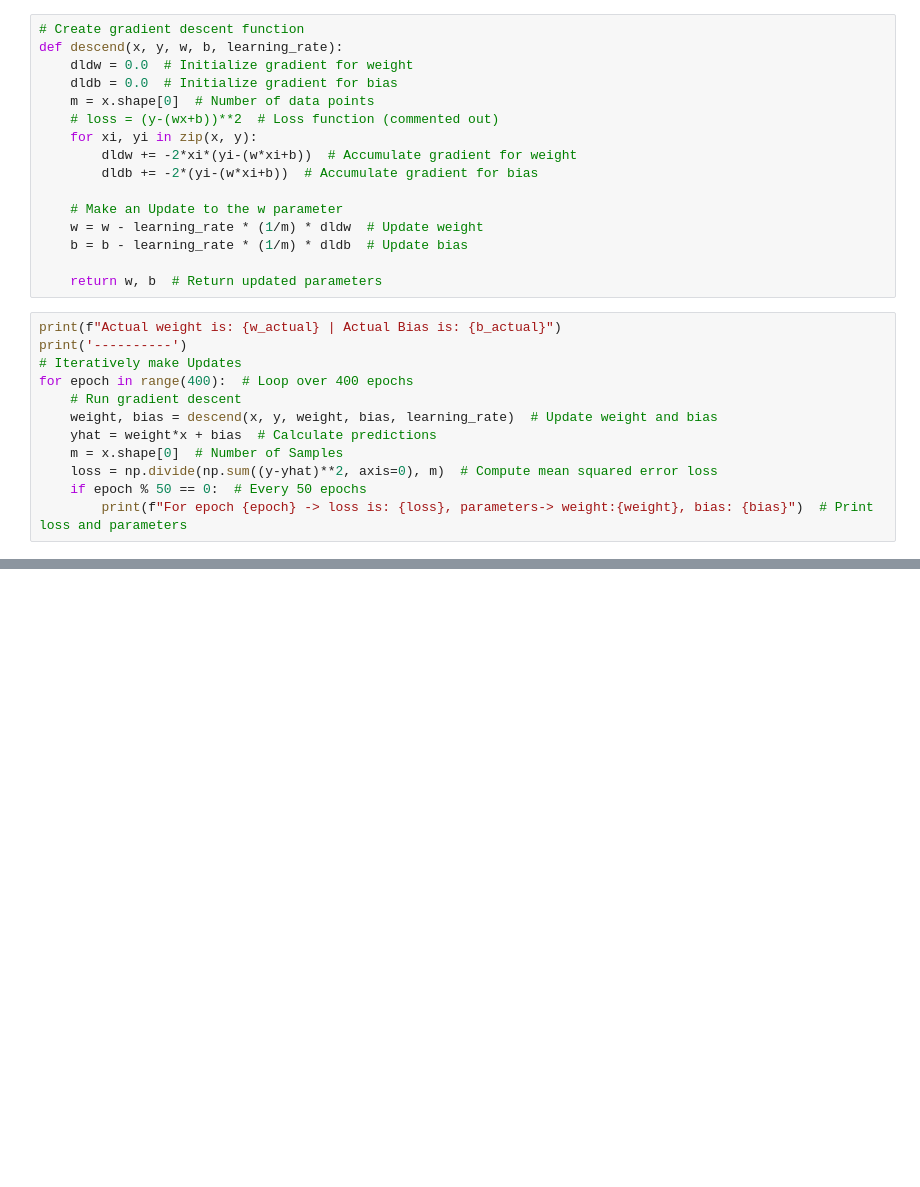
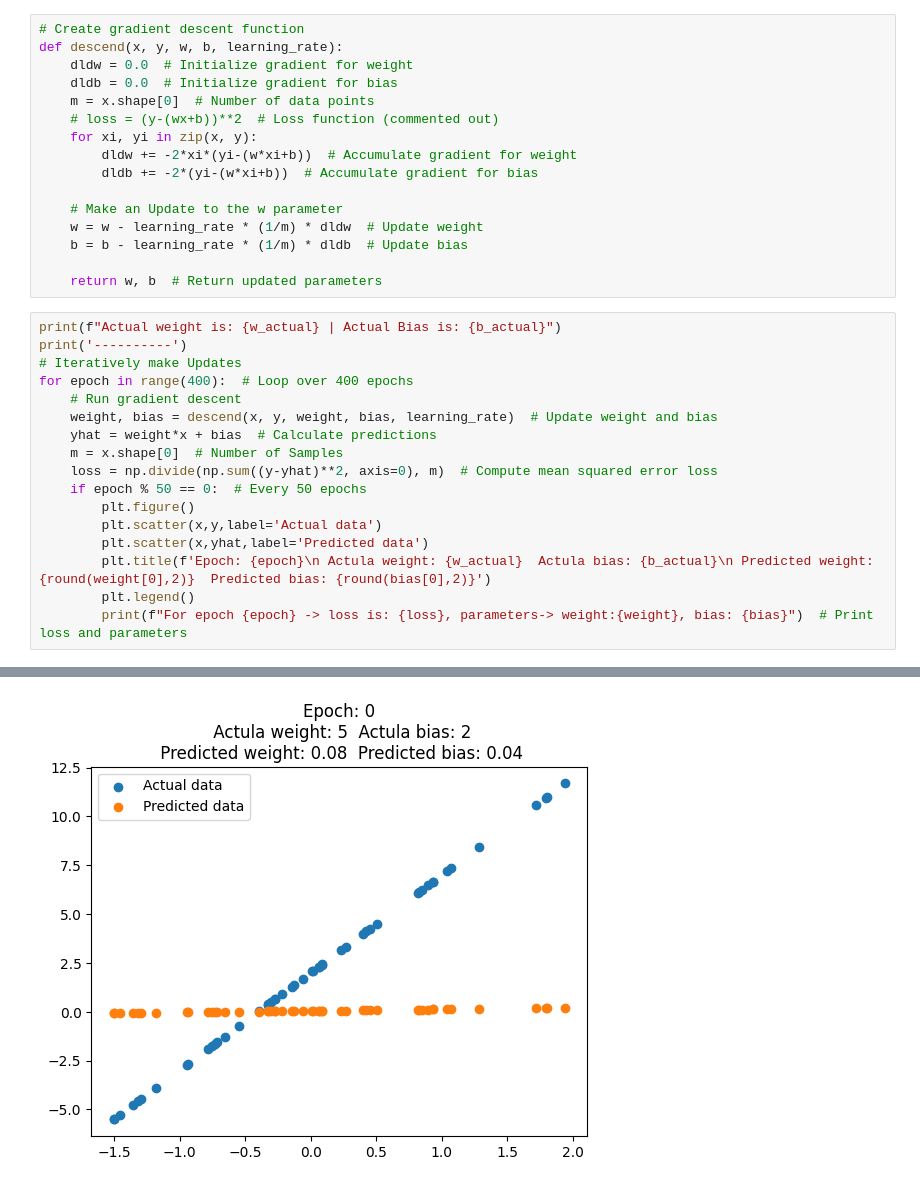
Before and after one commit to barzansaeedpour/foundations-of-machine-learning, a Jupyter notebook: 01_Mathematics-for-Machine-Learning/04_optimization-methods/01_Gradient-descent.ipynb, the cells around one changed output, grey strips where cells are left out. Cells and saved outputs as stored; diff of their text form; blank space fills up the shorter version.

```diff
--- a/01_Mathematics-for-Machine-Learning/04_optimization-methods/01_Gradient-descent.ipynb
+++ b/01_Mathematics-for-Machine-Learning/04_optimization-methods/01_Gradient-descent.ipynb
@@ -175,6 +175,11 @@ for epoch in range(400):  # Loop over 400 epochs
     m = x.shape[0]  # Number of Samples
     loss = np.divide(np.sum((y-yhat)**2, axis=0), m)  # Compute mean squared error loss
     if epoch % 50 == 0:  # Every 50 epochs
+        plt.figure()
+        plt.scatter(x,y,label='Actual data')
+        plt.scatter(x,yhat,label='Predicted data')
+        plt.title(f'Epoch: {epoch}\n Actula weight: {w_actual}  Actula bias: {b_actual}\n Predicted weight: {round(weight[0],2)}  Predicted bias: {round(bias[0],2)}')
+        plt.legend()
         print(f"For epoch {epoch} -> loss is: {loss}, parameters-> weight:{weight}, bias: {bias}")  # Print loss and parameters
 # %% [output]
 Actual weight is: 5 | Actual Bias is: 2
@@ -189,0 +195 @@ For epoch 350 -> loss is: [7.30251782e-05], parameters-> weight:[4.99474658], bi
+[figure, added]
```
Also changed, not shown: parts of 4 cells of this notebook.
